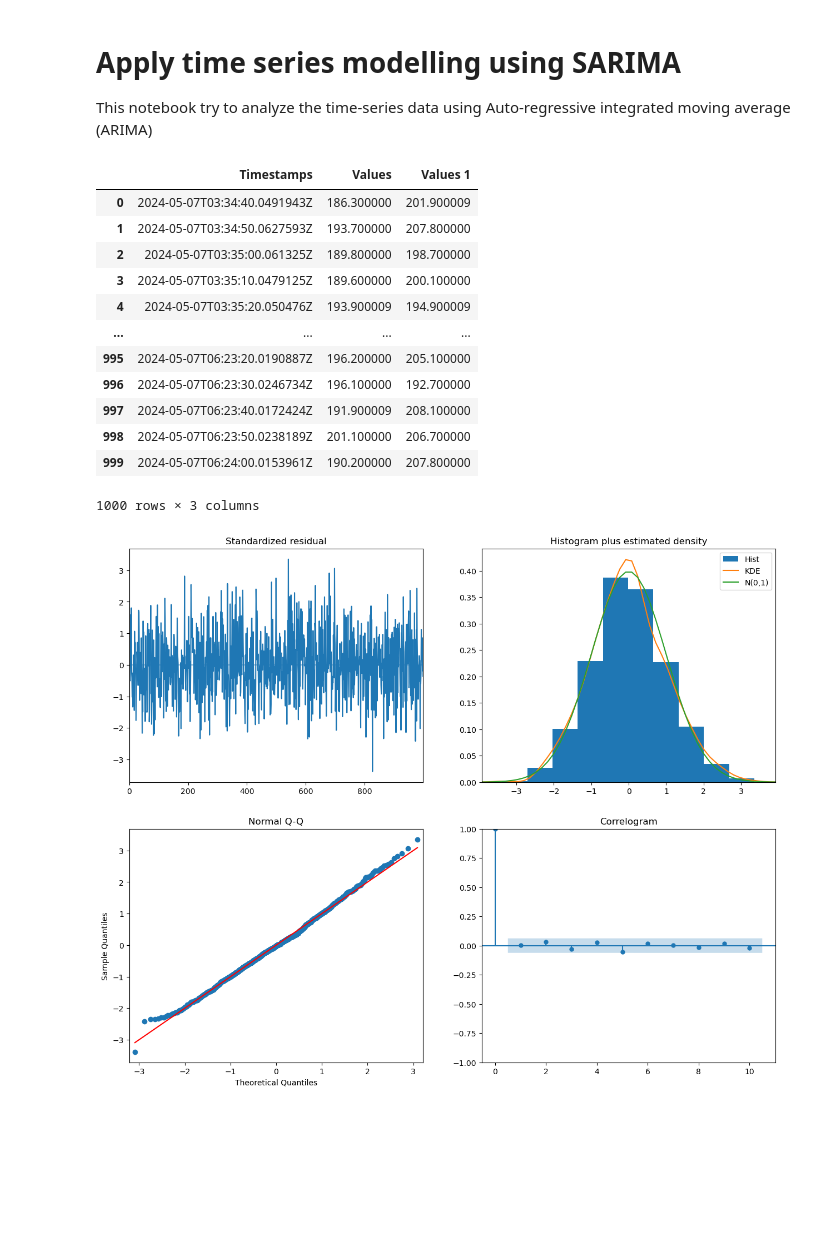
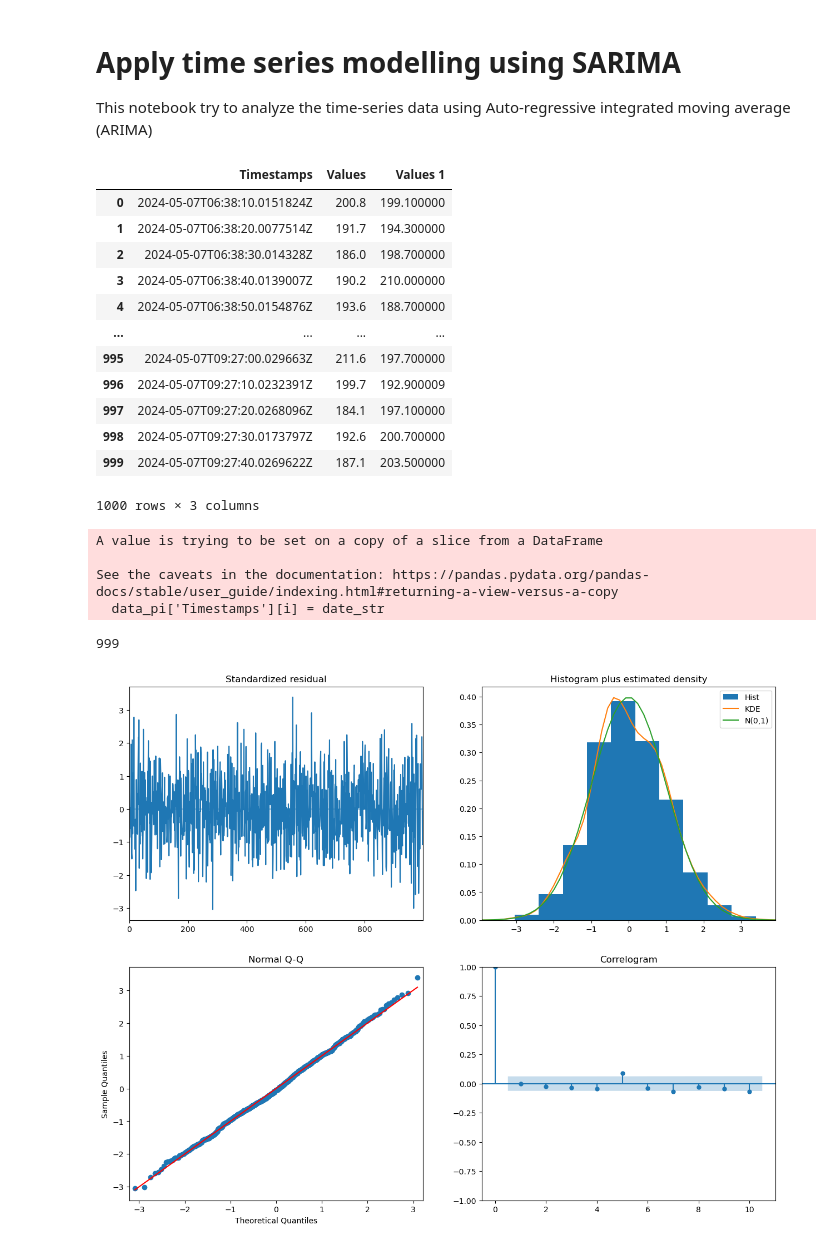
Before and after one commit to mekatronik-achmadi/Predict-CBM, a Jupyter notebook: Vale/TestOlahPy/plant_modelling/model_time_series.ipynb, the cells around one changed output. Cells and saved outputs as stored; diff of their text form; code cells hidden in the pictures; blank space fills up the shorter version.

Commit message:
update on time-series modelling using SARIMA

```diff
--- a/Vale/TestOlahPy/plant_modelling/model_time_series.ipynb
+++ b/Vale/TestOlahPy/plant_modelling/model_time_series.ipynb
@@ -27,7 +28,7 @@ pi_tag = ['U-LGS1-UGB-X-PK-PK-70-AI','U-LGS1-UGB-Y-PK-PK-340-AI']
 time_list = ['2023-10-11 16:07:48','2023-10-11 16:08:58']
 
 for i in range(len(pi_tag)):
-    x_tag_wid = conn.get_webid_point(x_tag[i])
+    x_tag_wid = conn.get_webid_point(pi_tag[i])
 
     # for limited data
     # value_resp = conn.get_stream_rec_valuetimestamp_pd(x_tag_wid, time_list)
@@ -43,36 +44,55 @@ for i in range(len(pi_tag)):
 data_pi
 # %% [output]
 |  | Timestamps | Values | Values 1 |
-| 0 | 2024-05-07T03:34:40.0491943Z | 186.300000 | 201.900009 |
-| 1 | 2024-05-07T03:34:50.0627593Z | 193.700000 | 207.800000 |
-| 2 | 2024-05-07T03:35:00.061325Z | 189.800000 | 198.700000 |
-| 3 | 2024-05-07T03:35:10.0479125Z | 189.600000 | 200.100000 |
-| 4 | 2024-05-07T03:35:20.050476Z | 193.900009 | 194.900009 |
+| 0 | 2024-05-07T06:38:10.0151824Z | 200.8 | 199.100000 |
+| 1 | 2024-05-07T06:38:20.0077514Z | 191.7 | 194.300000 |
+| 2 | 2024-05-07T06:38:30.014328Z | 186.0 | 198.700000 |
+| 3 | 2024-05-07T06:38:40.0139007Z | 190.2 | 210.000000 |
+| 4 | 2024-05-07T06:38:50.0154876Z | 193.6 | 188.700000 |
 | ... | ... | ... | ... |
-| 995 | 2024-05-07T06:23:20.0190887Z | 196.200000 | 205.100000 |
-| 996 | 2024-05-07T06:23:30.0246734Z | 196.100000 | 192.700000 |
-| 997 | 2024-05-07T06:23:40.0172424Z | 191.900009 | 208.100000 |
-| 998 | 2024-05-07T06:23:50.0238189Z | 201.100000 | 206.700000 |
-| 999 | 2024-05-07T06:24:00.0153961Z | 190.200000 | 207.800000 |
+| 995 | 2024-05-07T09:27:00.029663Z | 211.6 | 197.700000 |
+| 996 | 2024-05-07T09:27:10.0232391Z | 199.7 | 192.900009 |
+| 997 | 2024-05-07T09:27:20.0268096Z | 184.1 | 197.100000 |
+| 998 | 2024-05-07T09:27:30.0173797Z | 192.6 | 200.700000 |
+| 999 | 2024-05-07T09:27:40.0269622Z | 187.1 | 203.500000 |
 1000 rows × 3 columns
+# %%
+# convert time series data
+for i in range(len(data_pi['Timestamps'])):
+    date_str = data_pi['Timestamps'][i][11:19]
+    #date_str = str(date_str)
+
+    #date_format = '%H:%M:%S'
+    #date_data = datetime.strptime(date_str, date_format)
+    data_pi['Timestamps'][i] = date_str
+# %% [output]
+A value is trying to be set on a copy of a slice from a DataFrame
+
+See the caveats in the documentation: https://pandas.pydata.org/pandas-docs/stable/user_guide/indexing.html#returning-a-view-versus-a-copy
+  data_pi['Timestamps'][i] = date_str
+# %%
+data_pi.index[-1]
+# %% [output]
+999
 # %%
 #Standard ARIMA Model
 df = data_pi
-ARIMA_model = pm.auto_arima(data_pi['Values'],
+SARIMA_model = pm.auto_arima(data_pi['Values'],
                       start_p=1,
                       start_q=1,
                       test='adf', # use adftest to find optimal 'd'
-                      max_p=3, max_q=3, # maximum p and q
-                      m=1, # frequency of series (if m==1, seasonal is set to FALSE automatically)
+                      # max_p=3, max_q=3, # maximum p and q
+                      m=12, # frequency of series (if m==1, seasonal is set to FALSE automatically)
                       d=None,# let model determine 'd'
-                      seasonal=False, # No Seasonality for standard ARIMA
+                      D=1,
+                      seasonal=True, # No Seasonality for standard ARIMA
                       trace=False, #logs
-                      error_action='warn', #shows errors ('ignore' silences these)
+                      error_action='ignore', #shows errors ('ignore' silences these)
                       suppress_warnings=True,
                       stepwise=True)
 
 ARIMA_model.plot_diagnostics(figsize=(15,12))
 plt.show()
 # %% [output]
-[figure, old version]
+[figure, new version]
 # %%
```
Also changed, not shown: parts of 2 cells of this notebook.
